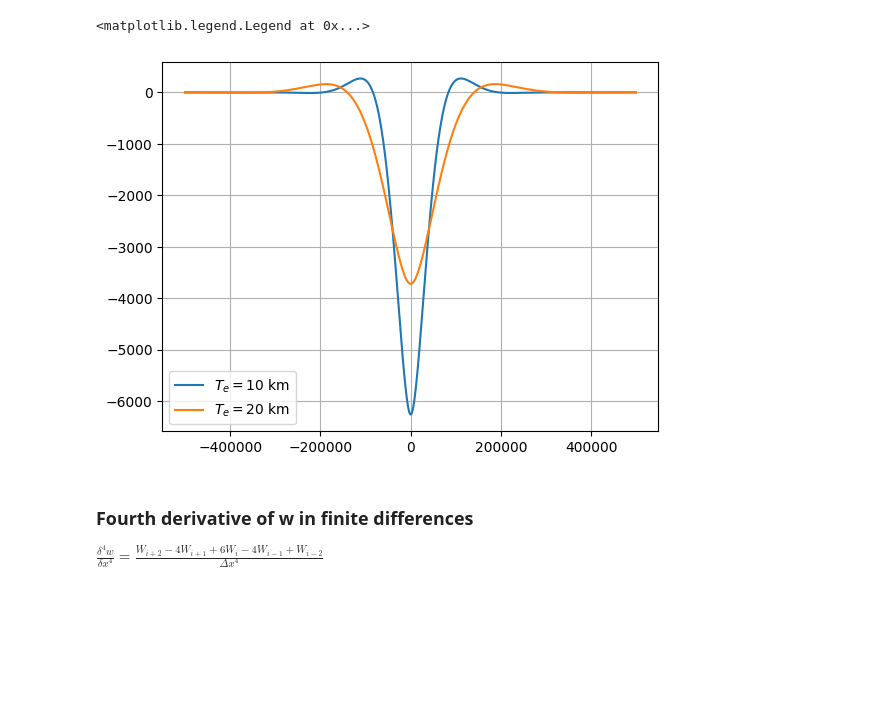
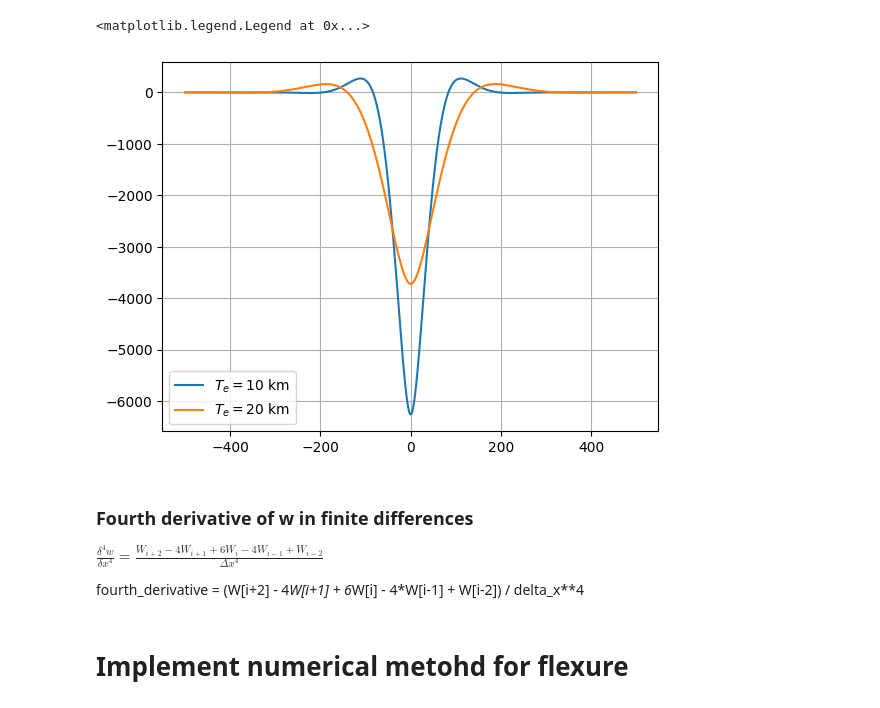
Before and after one commit to YagoMCastro/bacias-msc-2024, a Jupyter notebook: notebooks/classes/flexura.ipynb, the cells around one changed output. Drawn from its saved outputs; the diff is of its cells as text; code cells hidden in the pictures; blank space fills up the shorter version.

Commit message:
Implement numerical approach for flexure calculation

```diff
--- a/notebooks/classes/flexura.ipynb
+++ b/notebooks/classes/flexura.ipynb
@@ -22,27 +22,31 @@ def analytic_flexure(x, Te, v0, rhoi=1.0e3):
 # %%
 x = np.arange(-500e3, 500.0e3,1000)
 
 Te = 10e3 # Espessura elástica efetiva
 v0 = -1.0e13
 
 w1 = analytic_flexure(x,Te,v0) # Vertical movement
 
 
 
 Te2 = 20e3 # Espessura elástica efetiva
 w2 = analytic_flexure(x,Te2,v0)
 
 
 
-plt.plot(x, w1, label="$T_e = 10$ km")
+plt.plot(x/1000, w1, label="$T_e = 10$ km")
 
-plt.plot(x, w2, label="$T_e = 20$ km")
+plt.plot(x/1000, w2, label="$T_e = 20$ km")
 plt.grid()
 plt.legend()
 # %% [output]
 <matplotlib.legend.Legend at 0x...>
-[figure, old version]
+[figure, new version]
 # %% [markdown]
 ### Fourth derivative of w in finite differences
 
 $ \frac{\delta ^4w}{\delta x^4} = \frac{W_{i+2}-4W_{i+1}+6W_i-4W_{i-1}+W_{i-2}}{\Delta x^4}$
+
+fourth_derivative = (W[i+2] - 4*W[i+1] + 6*W[i] - 4*W[i-1] + W[i-2]) / delta_x**4
+# %% [markdown]
+# Implement numerical metohd for flexure
```
Also changed, not shown: parts of 2 cells of this notebook.
